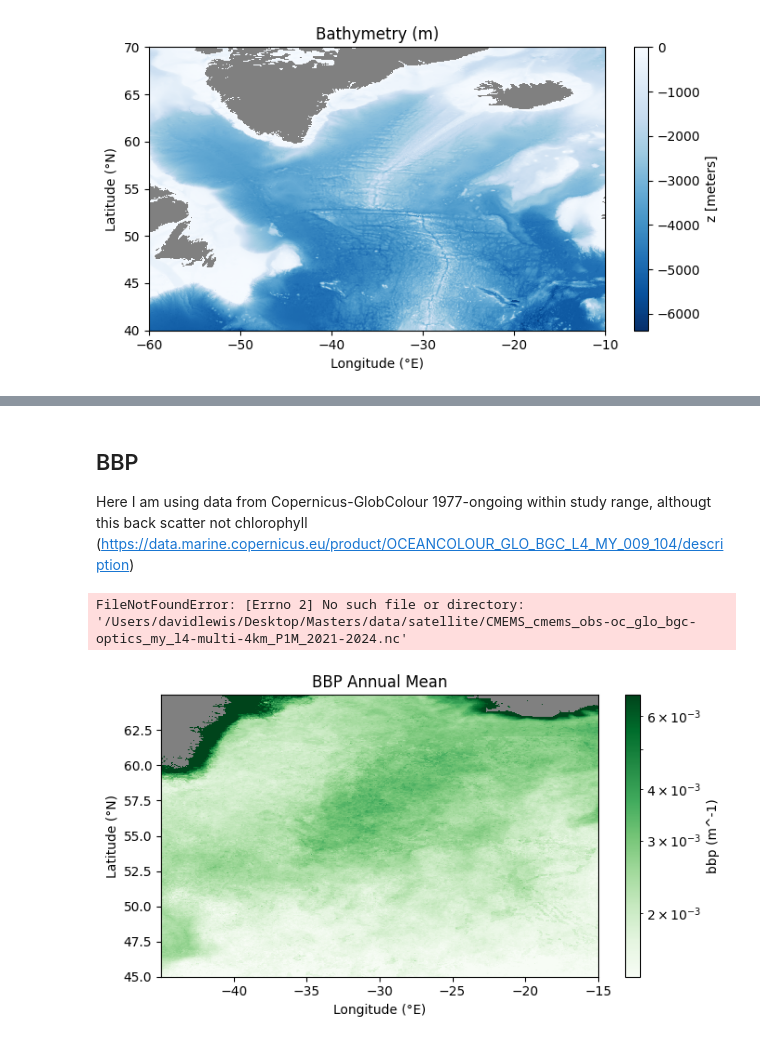
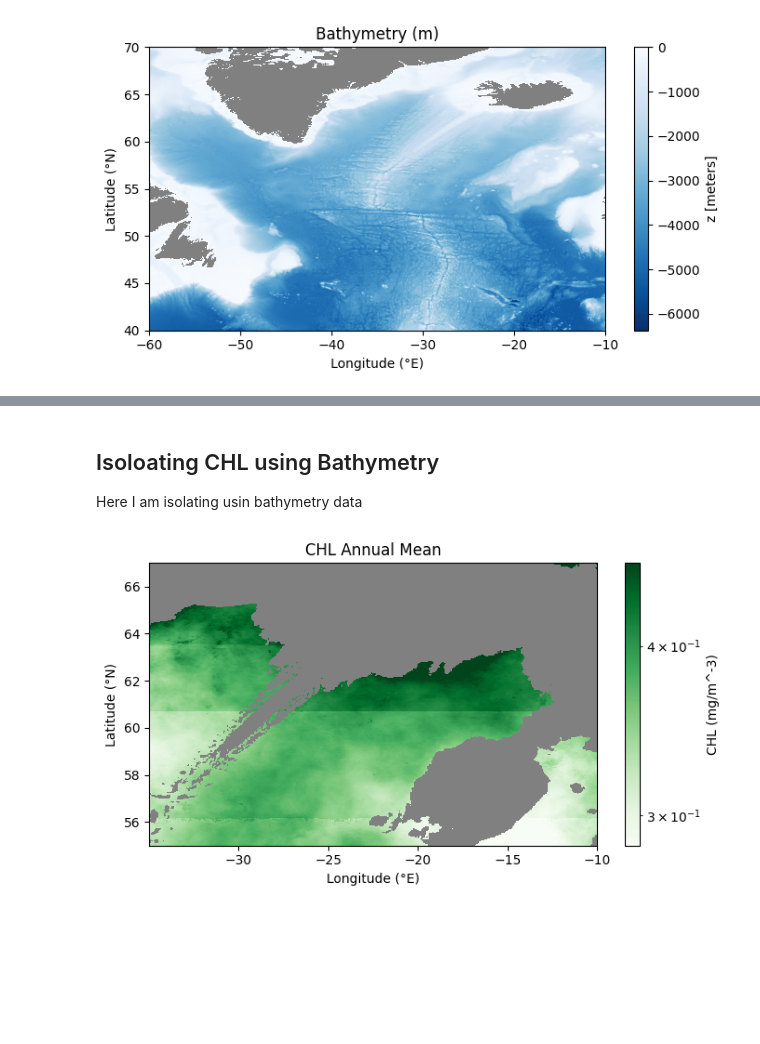
Before and after one commit to ROYVNZ/Masters, a Jupyter notebook: Scripts/Satellite_data.ipynb, the cells around one changed output, grey strips where cells are left out. Saved outputs shown, nothing was run; the diff lists cells and outputs as text; code cells hidden in the pictures; blank space fills up the shorter version.

Commit message:
Fully integrating Bathymetry and Separating Basins
CHL data in areas with a depth above -1500m now is removed.
Shapes are now overalyed around Basins.
Satellite CHL data has reached it's end

```diff
--- a/Scripts/Satellite_data.ipynb
+++ b/Scripts/Satellite_data.ipynb
@@ -403,43 +435,47 @@ plt.show()
-# %% [markdown]
-## BBP
-
-Here I am using data from Copernicus-GlobColour 1977-ongoing within study range, althougt this back scatter not chlorophyll (https://data.marine.copernicus.eu/product/OCEANCOLOUR_GLO_BGC_L4_MY_009_104/description)
-# %%
-dc = xr.open_dataset("../data/satellite/CMEMS_cmems_obs-oc_glo_bgc-optics_my_l4-multi-4km_P1M_2021-2024.nc")
-dc
-bbp = dc['BBP'] # Extracting Back scatter coefficient directly linked with chl concentrations
-lat_name = "lat" if "lat" in bbp.dims else "latitude"
-lon_name = "lon" if "lon" in bbp.dims else "longitude"
-
-bbp = bbp.sel({lat_name: slice(45, 65), lon_name: slice(-45, -15)})
-# %% [output]
-FileNotFoundError: [Errno 2] No such file or directory: '/Users/davidlewis/Desktop/Masters/data/satellite/CMEMS_cmems_obs-oc_glo_bgc-optics_my_l4-multi-4km_P1M_2021-2024.nc'
+# %% [markdown]
+## Isoloating CHL using Bathymetry
+Here I am isolating usin bathymetry data
+# %%
+# Iterpolating Bathymetry onto CHL grid and masking deep ocean
+
+bathy_on_chl = bathy["z"].interp(
+    longitude=CHL[lon_name],
+    latitude=CHL[lat_name],
+    method="linear",
+)
+
+# Isolating CHL using Bathymetry data in areas deeper than 1500m
+CHL_deep_only = CHL.where(bathy_on_chl < -1500)
+
+# Isolating data within shapes
+Shape1_CHL = CHL_deep_only.where(Shape1)
+Shape2_CHL = CHL_deep_only.where(Shape2)
 # %%
 # Monthly means, 12-month climatology.
-bbp_mon = bbp.resample(time='MS').mean()
-bbp_clim12 = bbp_mon.groupby('time.month').mean('time')           # (month, lat, lon)
-bbp_annual_mean = bbp_clim12.mean('month')                             # (lat, lon)
+CHL_mon = CHL_deep_only.resample(time='MS').mean()
+CHL_clim12 = CHL_mon.groupby('time.month').mean('time')           # (month, lat, lon)
+CHL_annual_mean = CHL_clim12.mean('month')                             # (lat, lon)
 
-lon = bbp[lon_name].values
-lat = bbp[lat_name].values
+lon = CHL[lon_name].values
+lat = CHL[lat_name].values
 # %%
-# Robust color scale for positive bbp values (log scale)
-_vals = bbp_annual_mean.values
+# Robust color scale for positive CHL values (log scale)
+_vals = CHL_annual_mean.values
 _pos = _vals[(np.isfinite(_vals)) & (_vals > 0)]
 _vmin, _vmax = np.nanquantile(_pos, [0.02, 0.98])
 fig, ax = plt.subplots(figsize=(7,4))
 cc = ax.pcolormesh(
-    lon, lat, bbp_annual_mean.values,
+    lon, lat, CHL_annual_mean.values,
     cmap='Greens', norm=colors.LogNorm(vmin=float(_vmin), vmax=float(_vmax)),
     shading='auto'
 )
-plt.colorbar(cc, ax=ax, label='bbp (m^-1)')
-ax.set_title("BBP Annual Mean")
+plt.colorbar(cc, ax=ax, label='CHL (mg/m^-3)')
+ax.set_title("CHL Annual Mean")
 ax.set_xlabel("Longitude (°E)")
 ax.set_ylabel("Latitude (°N)")
 ax.set_facecolor("gray")
 plt.tight_layout()
 plt.show()
 # %% [output]
-[figure, old version]
+[figure, new version]
 # %%
```
Also changed, not shown: parts of 12 cells of this notebook, 3 other files.
